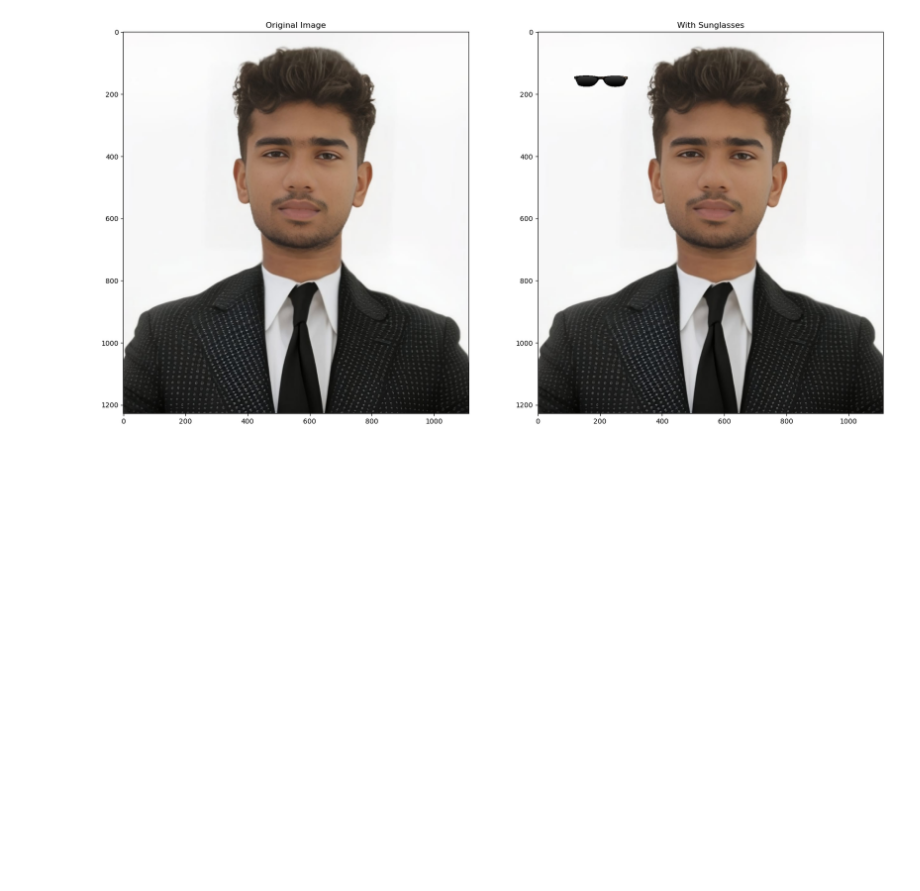
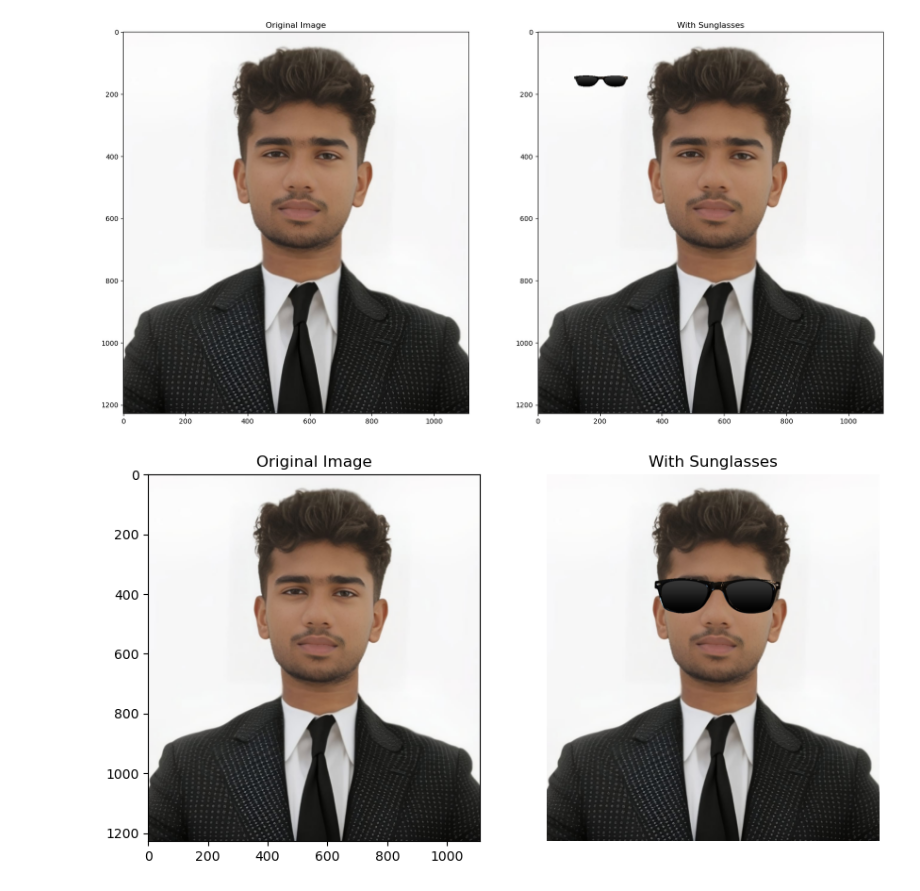
Before and after one commit to Mukesh1807r/Sturdy-Octo-Disco-Adding-Sunglasses-for-a-Cool-New-Look, a Jupyter notebook: main_sunglass.ipynb, the cells around one changed output. Cells and saved outputs as stored; diff of their text form; code cells hidden in the pictures; blank space fills up the shorter version.

```diff
--- a/main_sunglass.ipynb
+++ b/main_sunglass.ipynb
@@ -101,3 +96,58 @@ plt.subplot(121);plt.imshow(faceImage[:,:,::-1]); plt.title("Original Image");
 plt.subplot(122);plt.imshow(faceWithGlassesArithmetic[:,:,::-1]);plt.title("With Sunglasses");
 # %% [output]
 [figure]
+# %%
+import cv2
+import numpy as np
+import matplotlib.pyplot as plt
+
+# Load face image
+faceImage = cv2.imread("myphoto.jpeg")
+faceWithGlasses = faceImage.copy()
+
+# Load glasses (PNG with transparency)
+glasses = cv2.imread("glass2.png", cv2.IMREAD_UNCHANGED)
+
+# Load Haar Cascade for face detection
+face_cascade = cv2.CascadeClassifier(
+    cv2.data.haarcascades + "haarcascade_frontalface_default.xml"
+)
+
+# Convert to gray
+gray = cv2.cvtColor(faceImage, cv2.COLOR_BGR2GRAY)
+
+# Detect face
+faces = face_cascade.detectMultiScale(gray, 1.3, 5)
+
+for (x, y, w, h) in faces:
+    # ---- Glasses size based on face ----
+    glasses_width = w
+    glasses_height = int(w * 0.35)
+
+    glasses_resized = cv2.resize(glasses, (glasses_width, glasses_height))
+
+    # ---- Position (eye region) ----
+    x1 = x
+    y1 = y + int(h * 0.25)
+
+    # Split channels
+    b, g, r, a = cv2.split(glasses_resized)
+    mask = a / 255.0
+
+    gh, gw = glasses_resized.shape[:2]
+
+    # Overlay glasses
+    for c in range(3):
+        faceWithGlasses[y1:y1+gh, x1:x1+gw, c] = (
+            (1 - mask) * faceWithGlasses[y1:y1+gh, x1:x1+gw, c] +
+            mask * glasses_resized[:, :, c]
+        )
+
+# Show result
+plt.figure(figsize=(10,10))
+plt.subplot(122);plt.imshow(faceWithGlasses[:,:,::-1]);plt.title("With Sunglasses");
+plt.axis("off")
+plt.subplot(121);plt.imshow(faceImage[:,:,::-1]); plt.title("Original Image");
+plt.show()
+# %% [output]
+[figure, added]
```
Also changed, not shown: parts of 1 cell of this notebook.
